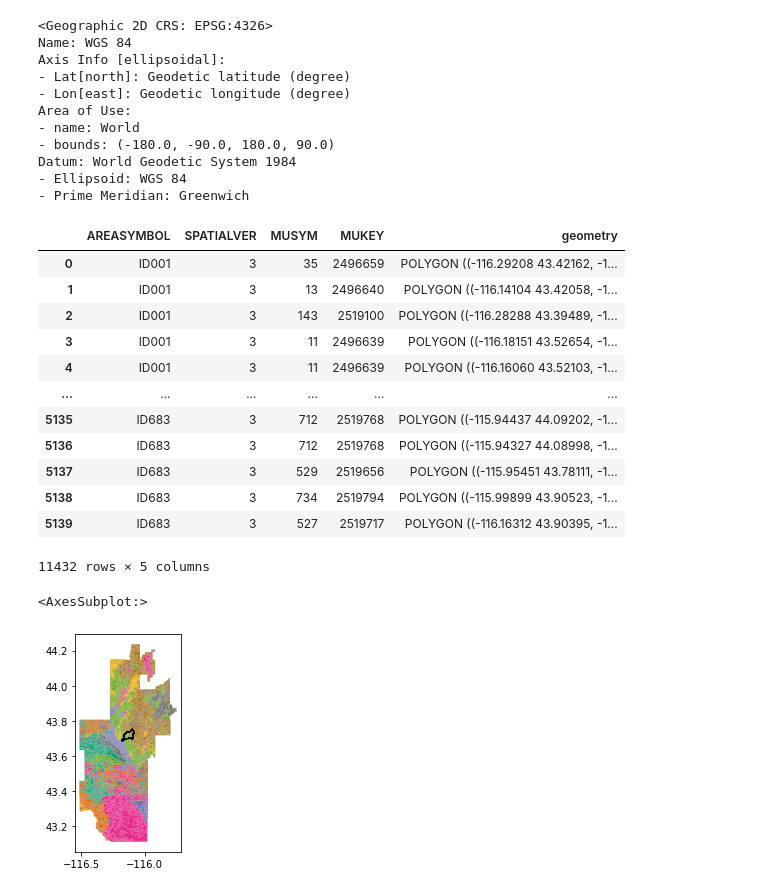
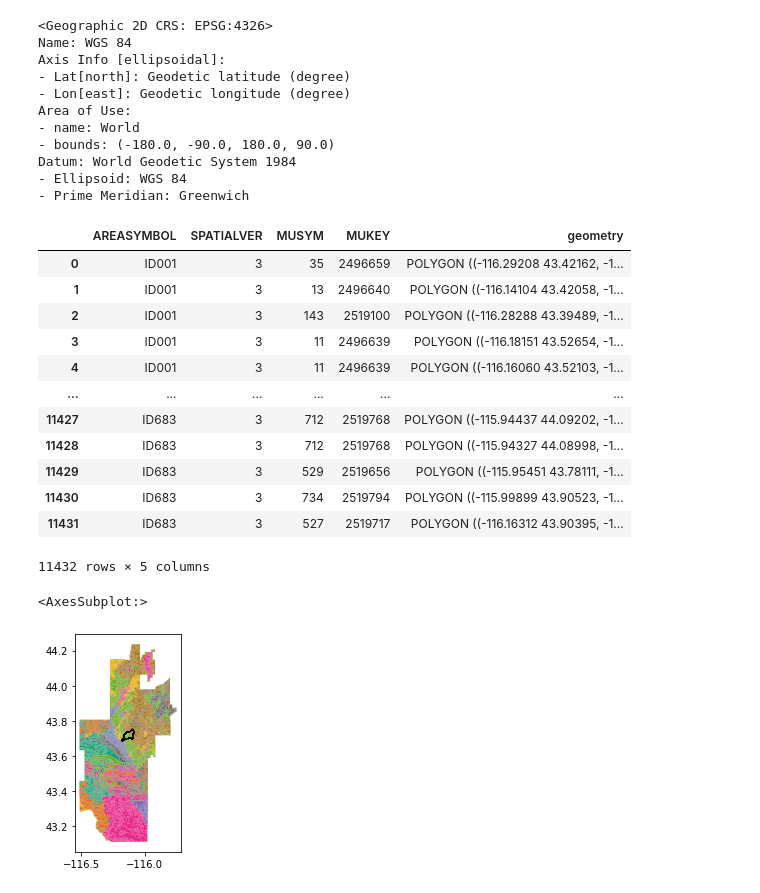
Before and after one commit to mcreelma/GEOS505_F22, a Jupyter notebook: GPD/GPD_Tutorial.ipynb, the cells around one changed output. Cells and saved outputs as stored; diff of their text form; code cells hidden in the pictures.

```diff
--- a/GPD/GPD_Tutorial.ipynb
+++ b/GPD/GPD_Tutorial.ipynb
@@ -102,27 +122,27 @@ Area of Use:
 Datum: World Geodetic System 1984
 - Ellipsoid: WGS 84
 - Prime Meridian: Greenwich
-# %%
-boise_front_soils = gpd.pd.concat([ boi1_soil , boi2_soil ] ) # concatonate both the datasets
-boise_front_soils #
-# %% [output]
-|  | AREASYMBOL | SPATIALVER | MUSYM | MUKEY | geometry |
-| 0 | ID001 | 3 | 35 | 2496659 | POLYGON ((-116.29208 43.42162, -1... |
-| 1 | ID001 | 3 | 13 | 2496640 | POLYGON ((-116.14104 43.42058, -1... |
-| 2 | ID001 | 3 | 143 | 2519100 | POLYGON ((-116.28288 43.39489, -1... |
-| 3 | ID001 | 3 | 11 | 2496639 | POLYGON ((-116.18151 43.52654, -1... |
-| 4 | ID001 | 3 | 11 | 2496639 | POLYGON ((-116.16060 43.52103, -1... |
-| ... | ... | ... | ... | ... | ... |
-| 5135 | ID683 | 3 | 712 | 2519768 | POLYGON ((-115.94437 44.09202, -1... |
-| 5136 | ID683 | 3 | 712 | 2519768 | POLYGON ((-115.94327 44.08998, -1... |
-| 5137 | ID683 | 3 | 529 | 2519656 | POLYGON ((-115.95451 43.78111, -1... |
-| 5138 | ID683 | 3 | 734 | 2519794 | POLYGON ((-115.99899 43.90523, -1... |
-| 5139 | ID683 | 3 | 527 | 2519717 | POLYGON ((-116.16312 43.90395, -1... |
-11432 rows × 5 columns
 # %%
+boise_front_soils = gpd.pd.concat([ boi1_soil , boi2_soil ] , ignore_index= True) # concatonate both the datasets
+# boise_front_soils = boise_front_soils[~boise_front_soils.index.duplicated()] # eliminate duplicates
+display(boise_front_soils) #
+
 ax3 = boise_front_soils.plot(column = 'MUSYM' , cmap = 'Dark2') # plot the combined info
 dcew_bound_wgs84.plot( ax = ax3 , facecolor = 'none' , edgecolor = 'black' ) # plot overlay of boundary
 # %% [output]
+|  | AREASYMBOL | SPATIALVER | MUSYM | MUKEY | geometry |
+| 0 | ID001 | 3 | 35 | 2496659 | POLYGON ((-116.29208 43.42162, -1... |
+| 1 | ID001 | 3 | 13 | 2496640 | POLYGON ((-116.14104 43.42058, -1... |
+| 2 | ID001 | 3 | 143 | 2519100 | POLYGON ((-116.28288 43.39489, -1... |
+| 3 | ID001 | 3 | 11 | 2496639 | POLYGON ((-116.18151 43.52654, -1... |
+| 4 | ID001 | 3 | 11 | 2496639 | POLYGON ((-116.16060 43.52103, -1... |
+| ... | ... | ... | ... | ... | ... |
+| 11427 | ID683 | 3 | 712 | 2519768 | POLYGON ((-115.94437 44.09202, -1... |
+| 11428 | ID683 | 3 | 712 | 2519768 | POLYGON ((-115.94327 44.08998, -1... |
+| 11429 | ID683 | 3 | 529 | 2519656 | POLYGON ((-115.95451 43.78111, -1... |
+| 11430 | ID683 | 3 | 734 | 2519794 | POLYGON ((-115.99899 43.90523, -1... |
+| 11431 | ID683 | 3 | 527 | 2519717 | POLYGON ((-116.16312 43.90395, -1... |
-<AxesSubplot:>
+11432 rows × 5 columns
+<AxesSubplot:>
 [figure]
 # %%
```
Also changed, not shown: parts of 5 cells of this notebook, 9 other files.
